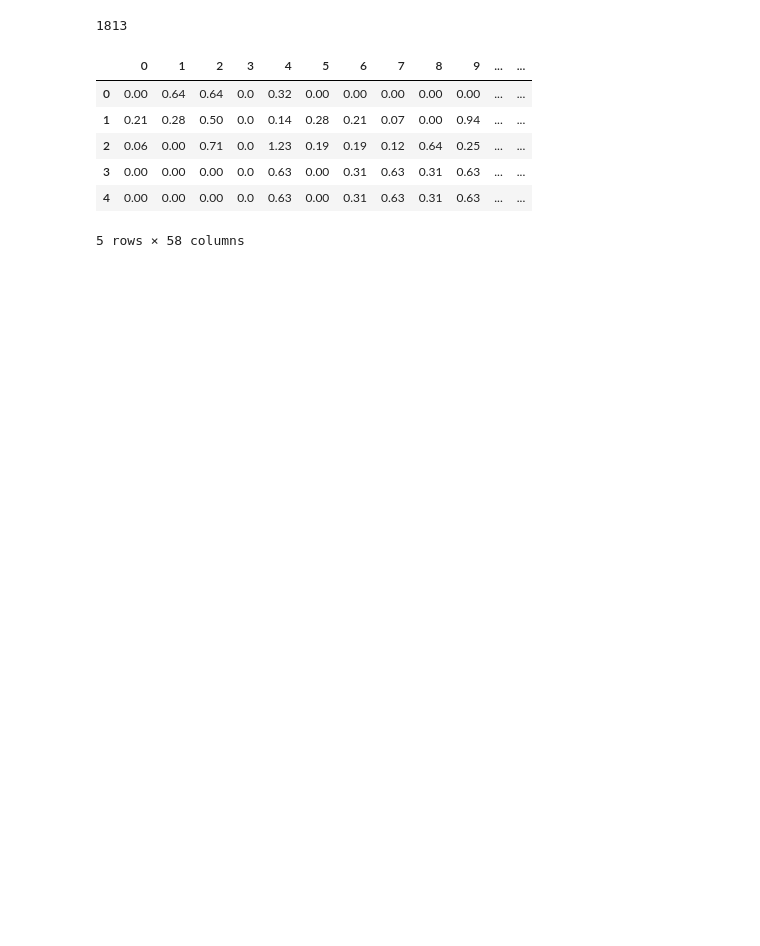
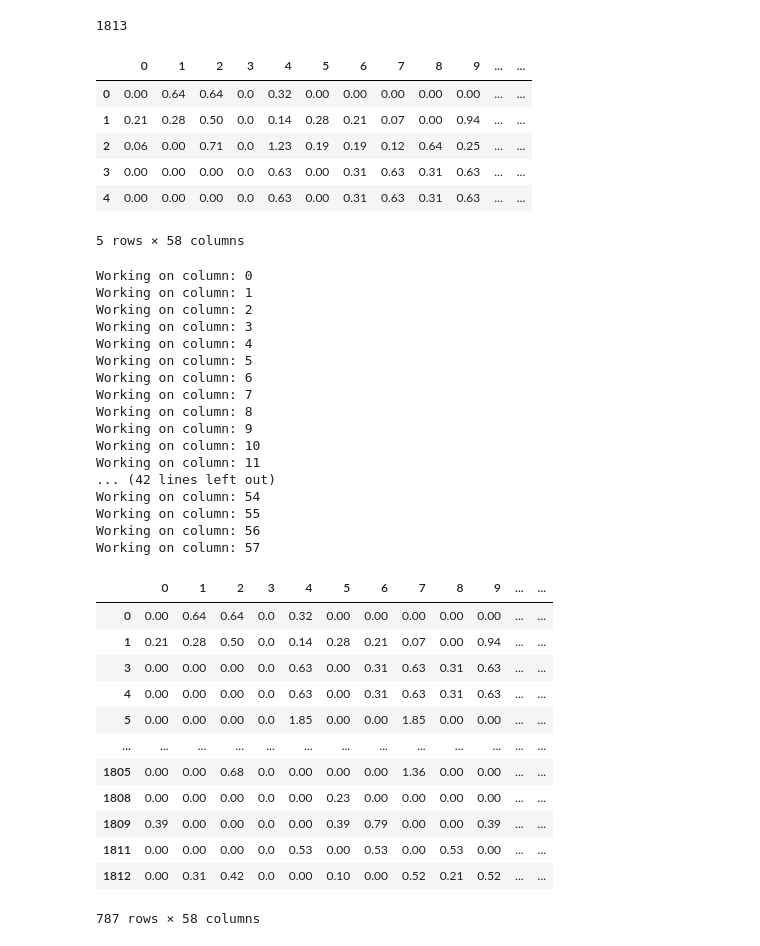
Before and after one commit to wokiee/mlassignment1, a Jupyter notebook: least_general_generalisation.ipynb, the cells around one changed output. Drawn from its saved outputs; the diff is of its cells as text; code cells hidden in the pictures; blank space fills up the shorter version.

```diff
--- a/least_general_generalisation.ipynb
+++ b/least_general_generalisation.ipynb
@@ -23,6 +25,51 @@ df.head()
 | 3 | 0.00 | 0.00 | 0.00 | 0.0 | 0.63 | 0.00 | 0.31 | 0.63 | 0.31 | 0.63 | ... | ... |
 | 4 | 0.00 | 0.00 | 0.00 | 0.0 | 0.63 | 0.00 | 0.31 | 0.63 | 0.31 | 0.63 | ... | ... |
 5 rows × 58 columns
+# %%
+def remove_outliers(df,columns,n_std):
+    for col in columns:
+        print('Working on column: {}'.format(col))
+        mean = df[col].mean()
+        sd = df[col].std()
+
+        df = df[(df[col] <= mean+(n_std*sd))]
+
+    return df
+
+df[(np.abs(stats.zscore(df)) < 0.1).all(axis=1)]
+df = remove_outliers(df, df.columns, 3)
+df
+# %% [output]
+Working on column: 0
+Working on column: 1
+Working on column: 2
+Working on column: 3
+Working on column: 4
+Working on column: 5
+Working on column: 6
+Working on column: 7
+Working on column: 8
+Working on column: 9
+Working on column: 10
+Working on column: 11
+... (42 lines left out)
+Working on column: 54
+Working on column: 55
+Working on column: 56
+Working on column: 57
+|  | 0 | 1 | 2 | 3 | 4 | 5 | 6 | 7 | 8 | 9 | ... | ... |
+| 0 | 0.00 | 0.64 | 0.64 | 0.0 | 0.32 | 0.00 | 0.00 | 0.00 | 0.00 | 0.00 | ... | ... |
+| 1 | 0.21 | 0.28 | 0.50 | 0.0 | 0.14 | 0.28 | 0.21 | 0.07 | 0.00 | 0.94 | ... | ... |
+| 3 | 0.00 | 0.00 | 0.00 | 0.0 | 0.63 | 0.00 | 0.31 | 0.63 | 0.31 | 0.63 | ... | ... |
+| 4 | 0.00 | 0.00 | 0.00 | 0.0 | 0.63 | 0.00 | 0.31 | 0.63 | 0.31 | 0.63 | ... | ... |
+| 5 | 0.00 | 0.00 | 0.00 | 0.0 | 1.85 | 0.00 | 0.00 | 1.85 | 0.00 | 0.00 | ... | ... |
+| ... | ... | ... | ... | ... | ... | ... | ... | ... | ... | ... | ... | ... |
+| 1805 | 0.00 | 0.00 | 0.68 | 0.0 | 0.00 | 0.00 | 0.00 | 1.36 | 0.00 | 0.00 | ... | ... |
+| 1808 | 0.00 | 0.00 | 0.00 | 0.0 | 0.00 | 0.23 | 0.00 | 0.00 | 0.00 | 0.00 | ... | ... |
+| 1809 | 0.39 | 0.00 | 0.00 | 0.0 | 0.00 | 0.39 | 0.79 | 0.00 | 0.00 | 0.39 | ... | ... |
+| 1811 | 0.00 | 0.00 | 0.00 | 0.0 | 0.53 | 0.00 | 0.53 | 0.00 | 0.53 | 0.00 | ... | ... |
+| 1812 | 0.00 | 0.31 | 0.42 | 0.0 | 0.00 | 0.10 | 0.00 | 0.52 | 0.21 | 0.52 | ... | ... |
+787 rows × 58 columns
 # %%
 def plot_bins(values):
     """visualizes the number of observations in each bin"""
```
Also changed, not shown: parts of 5 cells of this notebook.
